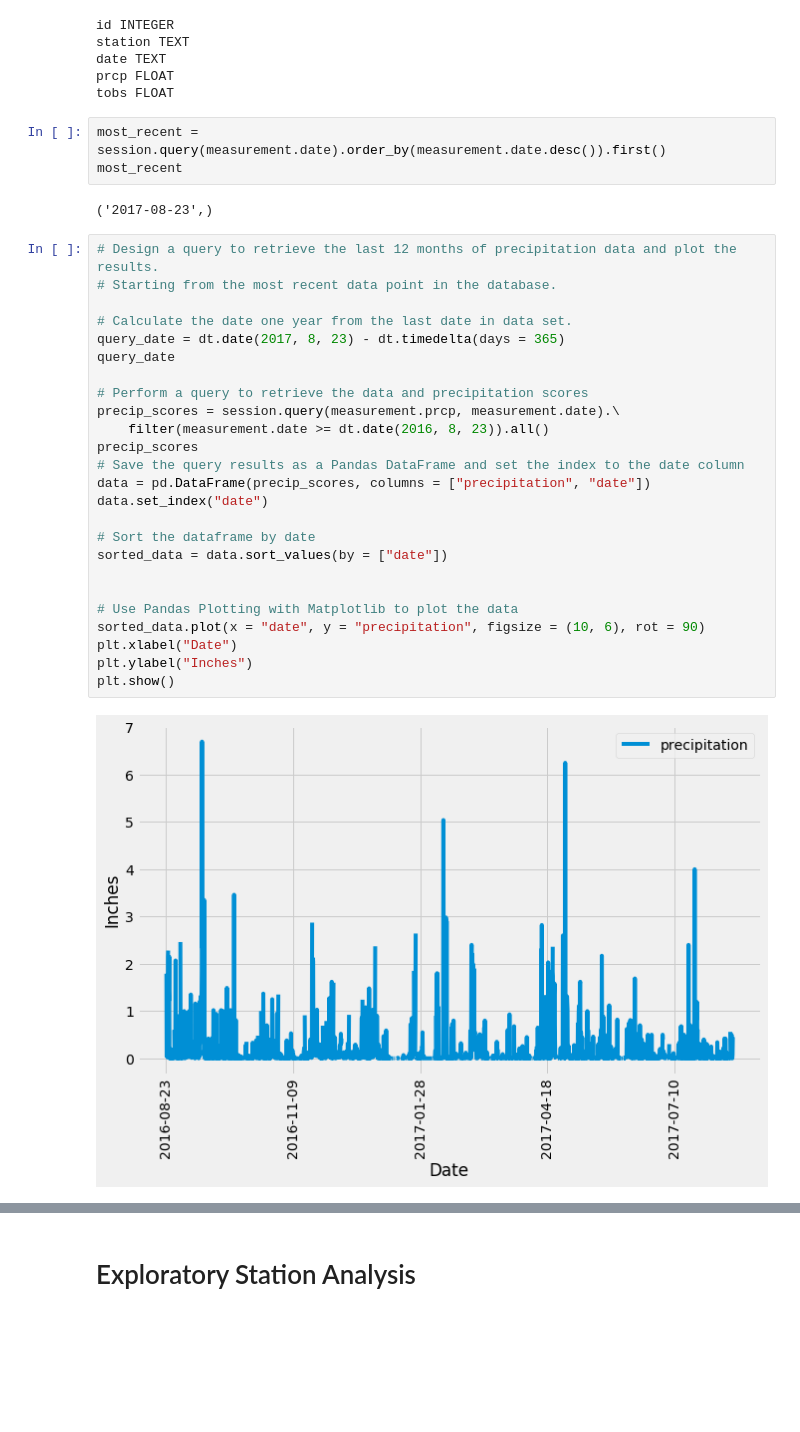
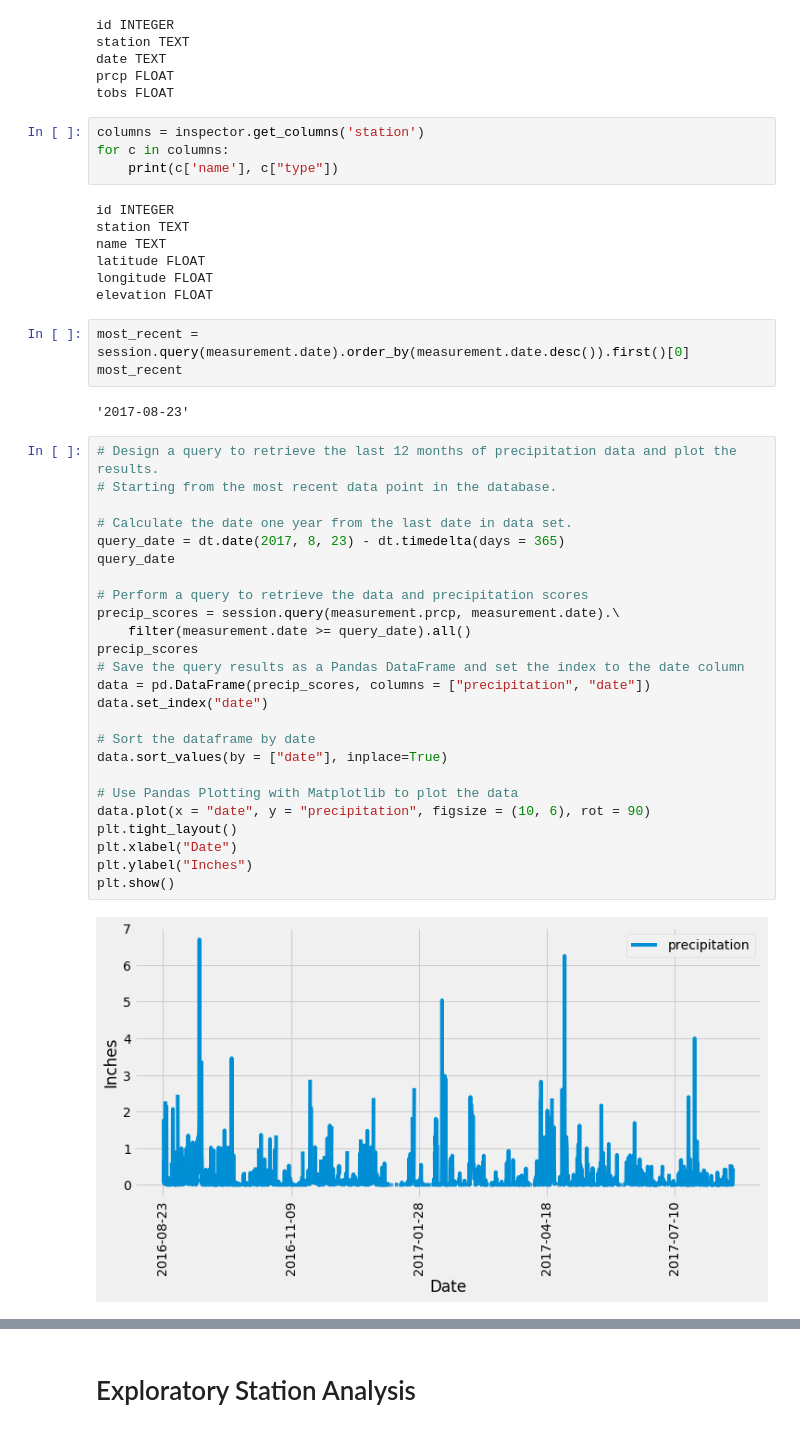
Before and after one commit to sumaiyanathani/sqlalchemy-challenge, a Jupyter notebook: SurfsUp/climate_starter.ipynb, the cells around one changed output, grey strips where cells are left out. Drawn from its saved outputs; the diff is of its cells as text; blank space fills up the shorter version.

```diff
--- a/SurfsUp/climate_starter.ipynb
+++ b/SurfsUp/climate_starter.ipynb
@@ -53,37 +51,48 @@ station TEXT
 date TEXT
 prcp FLOAT
 tobs FLOAT
+# %%
+columns = inspector.get_columns('station')
+for c in columns:
+    print(c['name'], c["type"])
+# %% [output]
+id INTEGER
+station TEXT
+name TEXT
+latitude FLOAT
+longitude FLOAT
+elevation FLOAT
 # %%
-most_recent = session.query(measurement.date).order_by(measurement.date.desc()).first()
+most_recent = session.query(measurement.date).order_by(measurement.date.desc()).first()[0]
 most_recent
 # %% [output]
-('2017-08-23',)
+'2017-08-23'
 # %%
 # Design a query to retrieve the last 12 months of precipitation data and plot the results.
 # Starting from the most recent data point in the database.
 
 # Calculate the date one year from the last date in data set.
 query_date = dt.date(2017, 8, 23) - dt.timedelta(days = 365)
 query_date
 
 # Perform a query to retrieve the data and precipitation scores
 precip_scores = session.query(measurement.prcp, measurement.date).\
-    filter(measurement.date >= dt.date(2016, 8, 23)).all()
+    filter(measurement.date >= query_date).all()
 precip_scores
 # Save the query results as a Pandas DataFrame and set the index to the date column
 data = pd.DataFrame(precip_scores, columns = ["precipitation", "date"])
 data.set_index("date")
 
 # Sort the dataframe by date
-sorted_data = data.sort_values(by = ["date"])
-
+data.sort_values(by = ["date"], inplace=True)
 
 # Use Pandas Plotting with Matplotlib to plot the data
-sorted_data.plot(x = "date", y = "precipitation", figsize = (10, 6), rot = 90)
+data.plot(x = "date", y = "precipitation", figsize = (10, 6), rot = 90)
+plt.tight_layout()
 plt.xlabel("Date")
 plt.ylabel("Inches")
 plt.show()
 # %% [output]
-[figure, old version]
+[figure, new version]
 # %%
 # Use Pandas to calcualte the summary statistics for the precipitation data
```
Also changed, not shown: parts of 4 cells of this notebook, 3 other files.
